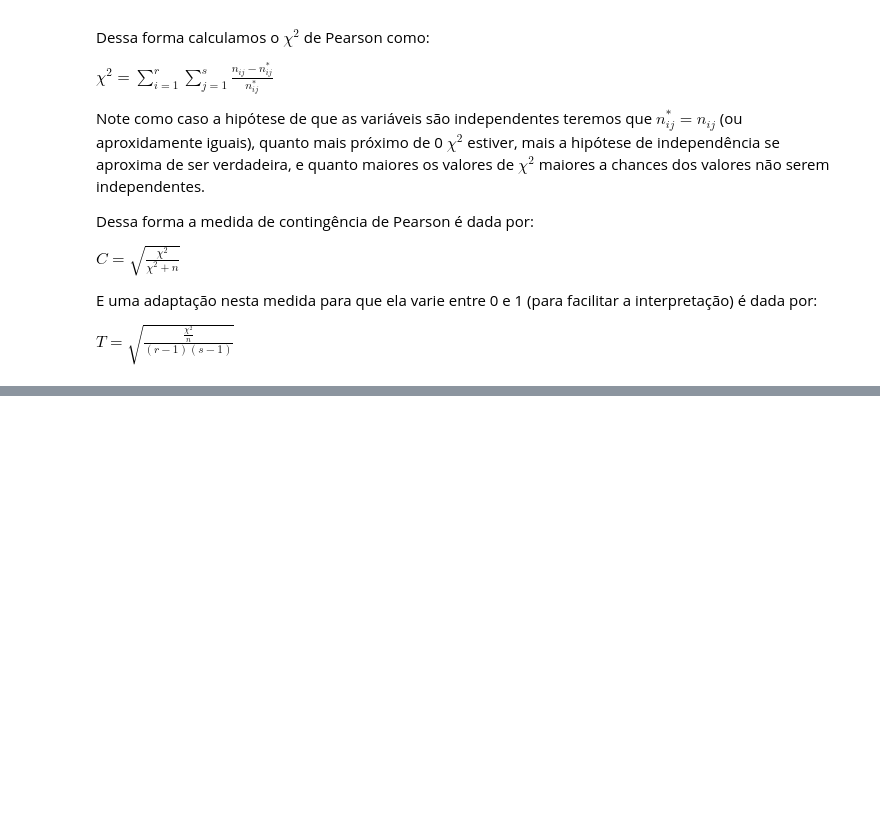
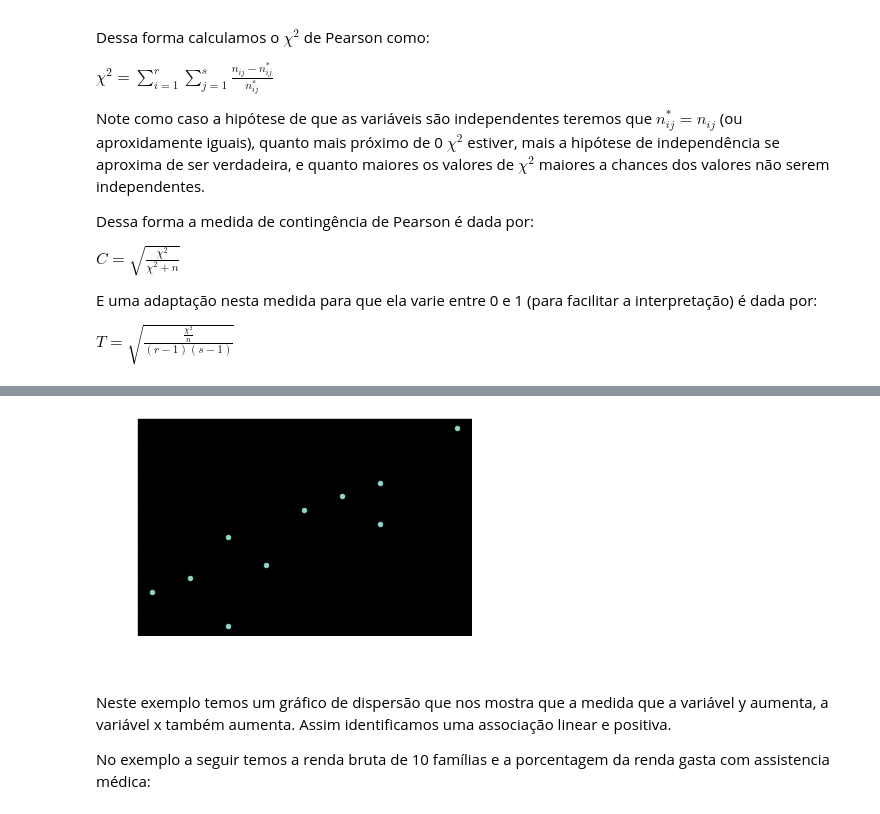
Before and after one commit to Renatochaz/statistic-fundamentals, a Jupyter notebook: P1-analise-bidimensional.ipynb, the cells around one changed output, grey strips where cells are left out. Saved outputs shown, nothing was run; the diff lists cells and outputs as text; code cells hidden in the pictures; blank space fills up the shorter version.

```diff
--- a/P1-analise-bidimensional.ipynb
+++ b/P1-analise-bidimensional.ipynb
@@ -263,0 +271,17 @@ $T = \sqrt{\frac{\frac{\chi^2}{n}}{(r-1)(s-1)}}$
+# %%
+# Criando tabela de dados
+tabela_2_4 = pd.DataFrame ({'y': [2,3,4,5,4,6,7,8,8,10],
+                            'x': [48,50,56,52,43,60,62,58,64,72]})
+#export
+#tabela_2_4.to_csv('tabela_2_4.csv',index = False)
+# %%
+%matplotlib inline
+tabela_2_4.plot.scatter(x='y',y='x')
+plt.style.use('dark_background')
+# %% [output]
+[figure, added]
+# %% [markdown]
+Neste exemplo temos um gráfico de dispersão que nos mostra que a medida que a variável y aumenta, a variável x também aumenta. Assim identificamos uma associação linear e positiva.
+
+
+No exemplo a seguir temos a renda bruta de 10 famílias e a porcentagem da renda gasta com assistencia médica:
```
Also changed, not shown: parts of 25 cells of this notebook, 6 other files.
